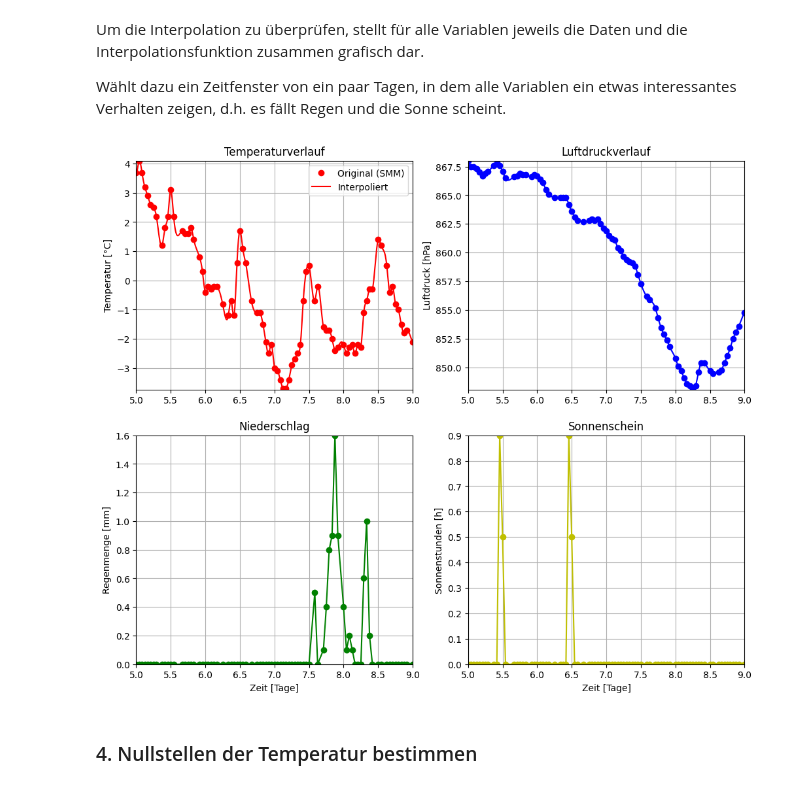
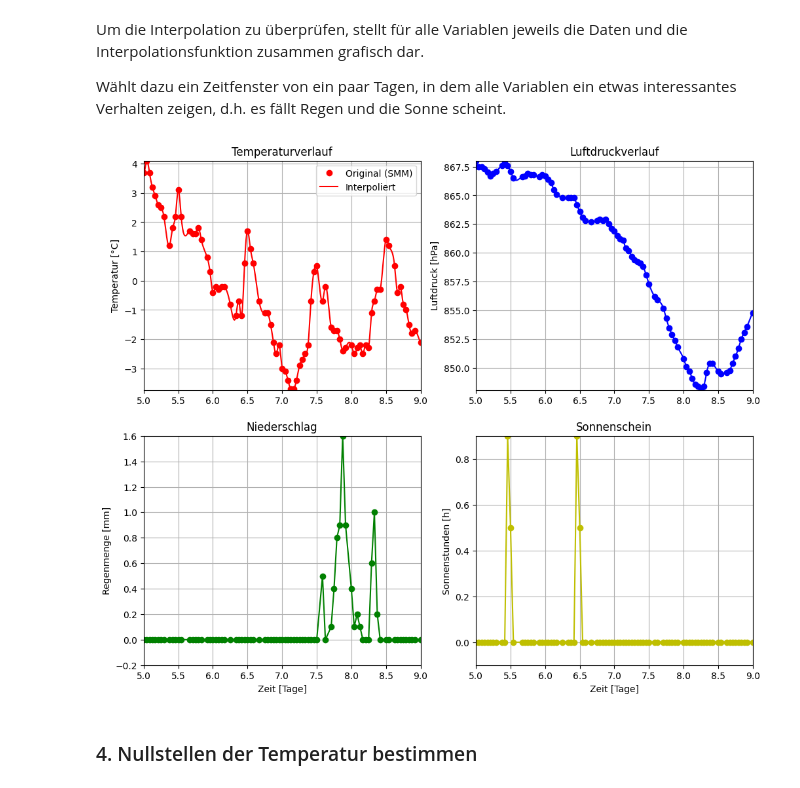
Before and after one commit to Menk1804/NDGS_Projekt_Nico_Menk, a Jupyter notebook: Projekt/Projekt_Vorlage+Aufgaben.ipynb, the cells around one changed output. Saved outputs shown, nothing was run; the diff lists cells and outputs as text; code cells hidden in the pictures.

```diff
--- a/Projekt/Projekt_Vorlage+Aufgaben.ipynb
+++ b/Projekt/Projekt_Vorlage+Aufgaben.ipynb
@@ -101,34 +101,36 @@ axs[0, 0].grid()
 axs[0, 0].margins(0)
 
 # 2. Luftdruck Plot (Oben Rechts -> Zeile 0, Spalte 1)
 axs[0, 1].plot(time_array[m_orig], luftdruck[m_orig], 'bo')
 axs[0, 1].plot(t_interp[m_new], druck_interp[m_new], 'b-')
 axs[0, 1].set_ylabel('Luftdruck [hPa]')
 axs[0, 1].set_title('Luftdruckverlauf')
 axs[0, 1].grid()
 axs[0, 1].margins(0)
 
 # 3. Regen Plot (Unten Links -> Zeile 1, Spalte 0)
 axs[1, 0].plot(time_array[m_orig], regen[m_orig], 'go')
 axs[1, 0].plot(t_interp[m_new], regen_interp[m_new], 'g-')
 axs[1, 0].set_ylabel('Regenmenge [mm]')
 axs[1, 0].set_xlabel('Zeit [Tage]')
 axs[1, 0].set_title('Niederschlag')
 axs[1, 0].grid()
 axs[1, 0].margins(0)
+axs[1, 0].set_ylim(bottom=-0.2)
 
 # 4. Sonne Plot (Unten Rechts -> Zeile 1, Spalte 1)
 axs[1, 1].plot(time_array[m_orig], sonne[m_orig], 'yo')
 axs[1, 1].plot(t_interp[m_new], sonne_interp[m_new], 'y-')
 axs[1, 1].set_ylabel('Sonnenstunden [h]')
 axs[1, 1].set_xlabel('Zeit [Tage]')
 axs[1, 1].set_title('Sonnenschein')
 axs[1, 1].grid()
 axs[1, 1].margins(0)
+axs[1, 1].set_ylim(bottom=-0.1)
 
 plt.show()
 # %% [output]
-[figure, old version]
+[figure, new version]
 # %% [markdown]
 ### 4. Nullstellen der Temperatur bestimmen
 # %% [markdown]
```
